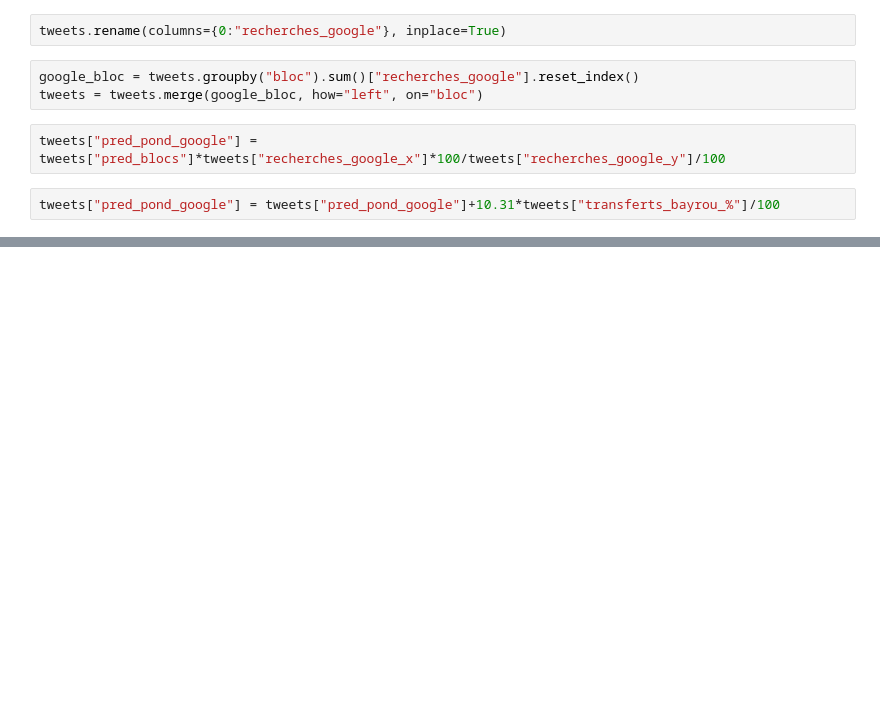
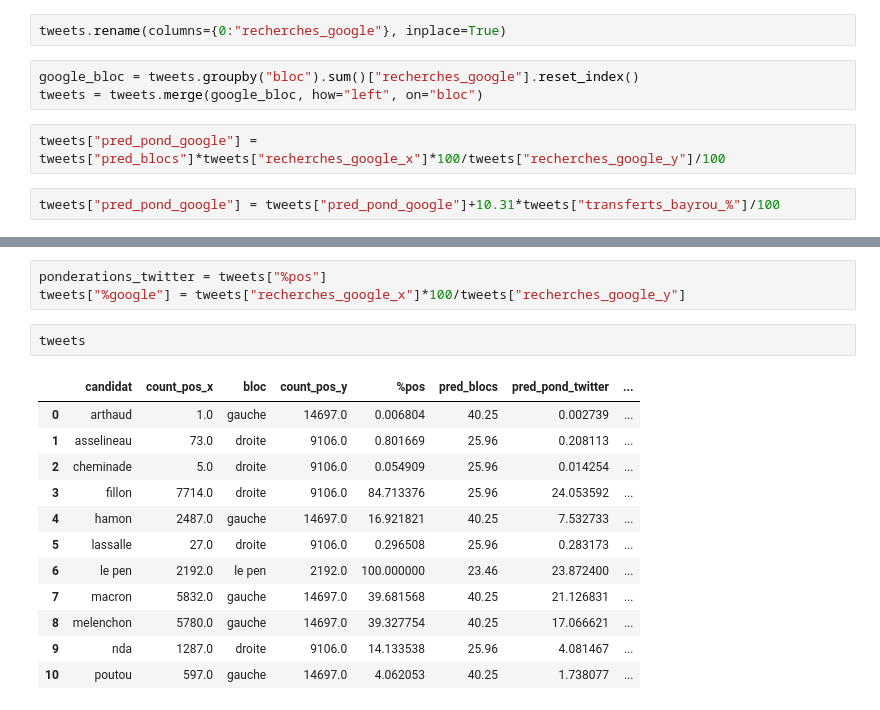
Before and after one commit to verycourt/Elections, a Jupyter notebook: Analyses/ponderation_google_twitter.ipynb, the cells around one changed output, grey strips where cells are left out. Saved outputs shown, nothing was run; the diff lists cells and outputs as text; blank space fills up the shorter version.

```diff
--- a/Analyses/ponderation_google_twitter.ipynb
+++ b/Analyses/ponderation_google_twitter.ipynb
@@ -119,0 +149,18 @@ tweets[["candidat", "pred_pond_google", "pred_pond_twitter"]]
+# %%
+ponderations_twitter = tweets["%pos"]
+tweets["%google"] = tweets["recherches_google_x"]*100/tweets["recherches_google_y"]
+# %%
+tweets
+# %% [output]
+|  | candidat | count_pos_x | bloc | count_pos_y | %pos | pred_blocs | pred_pond_twitter | ... |
+| 0 | arthaud | 1.0 | gauche | 14697.0 | 0.006804 | 40.25 | 0.002739 | ... |
+| 1 | asselineau | 73.0 | droite | 9106.0 | 0.801669 | 25.96 | 0.208113 | ... |
+| 2 | cheminade | 5.0 | droite | 9106.0 | 0.054909 | 25.96 | 0.014254 | ... |
+| 3 | fillon | 7714.0 | droite | 9106.0 | 84.713376 | 25.96 | 24.053592 | ... |
+| 4 | hamon | 2487.0 | gauche | 14697.0 | 16.921821 | 40.25 | 7.532733 | ... |
+| 5 | lassalle | 27.0 | droite | 9106.0 | 0.296508 | 25.96 | 0.283173 | ... |
+| 6 | le pen | 2192.0 | le pen | 2192.0 | 100.000000 | 23.46 | 23.872400 | ... |
+| 7 | macron | 5832.0 | gauche | 14697.0 | 39.681568 | 40.25 | 21.126831 | ... |
+| 8 | melenchon | 5780.0 | gauche | 14697.0 | 39.327754 | 40.25 | 17.066621 | ... |
+| 9 | nda | 1287.0 | droite | 9106.0 | 14.133538 | 25.96 | 4.081467 | ... |
+| 10 | poutou | 597.0 | gauche | 14697.0 | 4.062053 | 40.25 | 1.738077 | ... |
```
Also changed, not shown: parts of 9 cells of this notebook, 1 other file.
